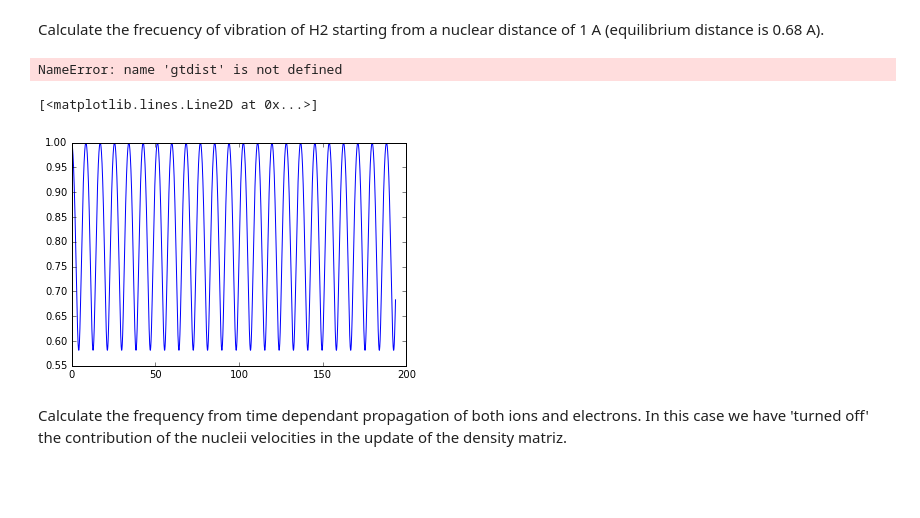
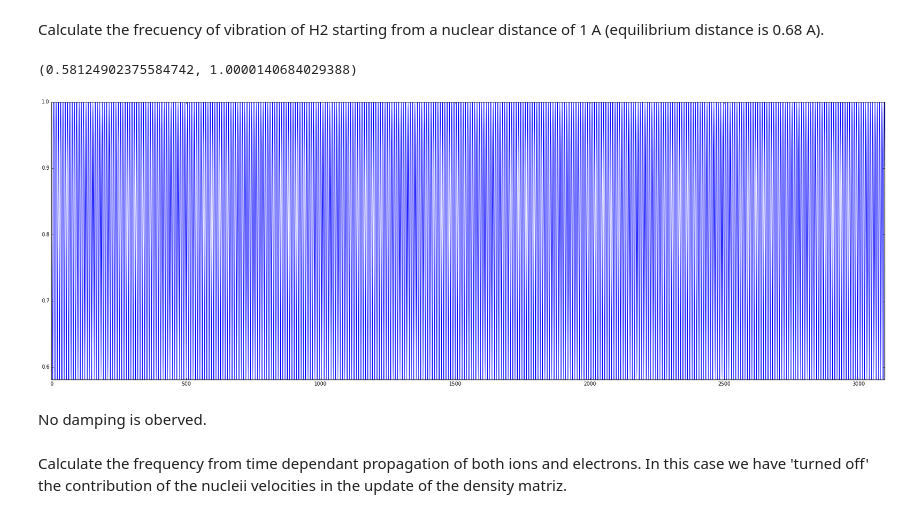
Before and after one commit to fbonafe/ipnbs, a Jupyter notebook: vib_freq_H2.ipynb, the cells around one changed output. Saved outputs shown, nothing was run; the diff lists cells and outputs as text; code cells hidden in the pictures; blank space fills up the shorter version.

```diff
--- a/vib_freq_H2.ipynb
+++ b/vib_freq_H2.ipynb
@@ -18,15 +24,18 @@ def getdist(file):
 Calculate the frecuency of vibration of H2 starting from a nuclear distance of 1 A (equilibrium distance is 0.68 A).
 # %%
 os.chdir('/home/fbonafe/dftb+/src/prg_dftb/test_md')
-dhh_bomd = gtdist('geo_end.xyz')
-time_bo = np.linspace(0,8000,40001) * 0.024189
+dhh_bomd = getdist('geo_end.xyz')
+time_bo = np.linspace(0,128000,32001) * 0.024189
-# %% [output]
-NameError: name 'gtdist' is not defined
-# %%
-plt.plot(time_bo,dhh_bomd)
-# %% [output]
-[<matplotlib.lines.Line2D at 0x...>]
-[figure, removed]
+# %%
+fig = plt.figure(figsize=(30,10))
+plt.plot(time_bo,dhh_bomd)
+plt.xlim(0,time_bo.max())
+plt.ylim(dhh_bomd.min(),dhh_bomd.max())
+# %% [output]
+(0.58124902375584742, 1.0000140684029388)
+[figure, added]
+# %% [markdown]
+No damping is oberved.
 # %% [markdown]
 Calculate the frequency from time dependant propagation of both ions and electrons. In this case we have 'turned off' the contribution of the nucleii velocities in the update of the density matriz.
 # %%
```
Also changed, not shown: parts of 20 cells of this notebook.
